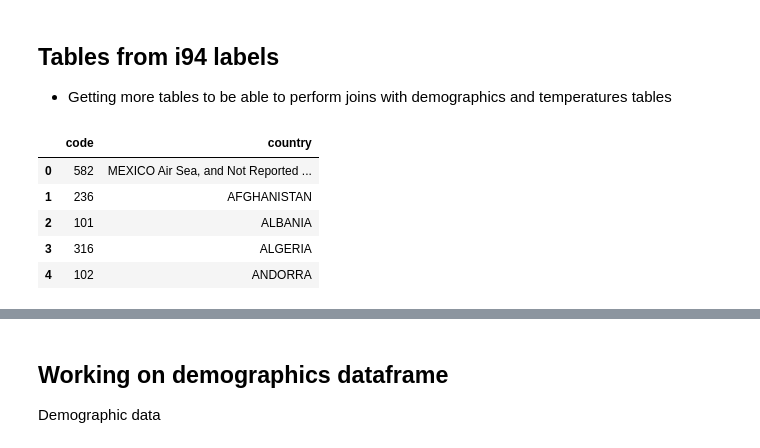
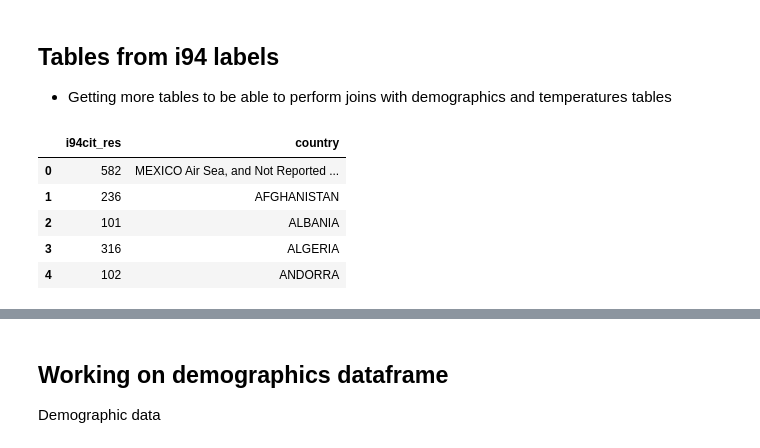
Before and after one commit to juan-ivan-NV/Data_Engineering_Nanodegree, a Jupyter notebook: 16_Project_5_Capstone_Project/capstone_project_notebook.ipynb, the cells around one changed output, grey strips where cells are left out. Drawn from its saved outputs; the diff is of its cells as text; code cells hidden in the pictures.

```diff
--- a/16_Project_5_Capstone_Project/capstone_project_notebook.ipynb
+++ b/16_Project_5_Capstone_Project/capstone_project_notebook.ipynb
@@ -146,7 +146,7 @@ immigrations_df_spark.limit(1000000).toPandas().to_csv('immigrations_data.csv')
 * Getting more tables to be able to perform joins with demographics and temperatures tables
 # %%
 import pandas as pd
-def sas_value_parser(file, value, columns):
+def sas_value_parser(value, columns):
     """Parses SAS Program file to return value as pandas dataframe
     Args:
         value (str): sas value to extract.
@@ -154,6 +154,7 @@ def sas_value_parser(file, value, columns):
     Return:
         None
     """
+    file = 'I94_SAS_Labels_Descriptions.SAS'
 
     file_string = ''
 
@@ -185,15 +186,14 @@ def sas_value_parser(file, value, columns):
 
 
     return pd.DataFrame(list(zip(codes, values)), columns=columns)
-    #return pd.DataFrame([codes,values])
 # %%
 # This table shows all the valid and invalid codes for processing
 
-i94_residence = sas_value_parser('I94_SAS_Labels_Descriptions.SAS', 'i94cntyl', ['code', 'country'])
+i94_residence = sas_value_parser('i94cntyl', ['i94cit_res', 'country'])
 #i94_residence.to_csv('i94_residence.csv')
 i94_residence.head()
 # %% [output]
-|  | code | country |
+|  | i94cit_res | country |
 | 0 | 582 | MEXICO Air Sea, and Not Reported ... |
 | 1 | 236 | AFGHANISTAN |
 | 2 | 101 | ALBANIA |
```
Also changed, not shown: parts of 5 cells of this notebook, 1 other file.
